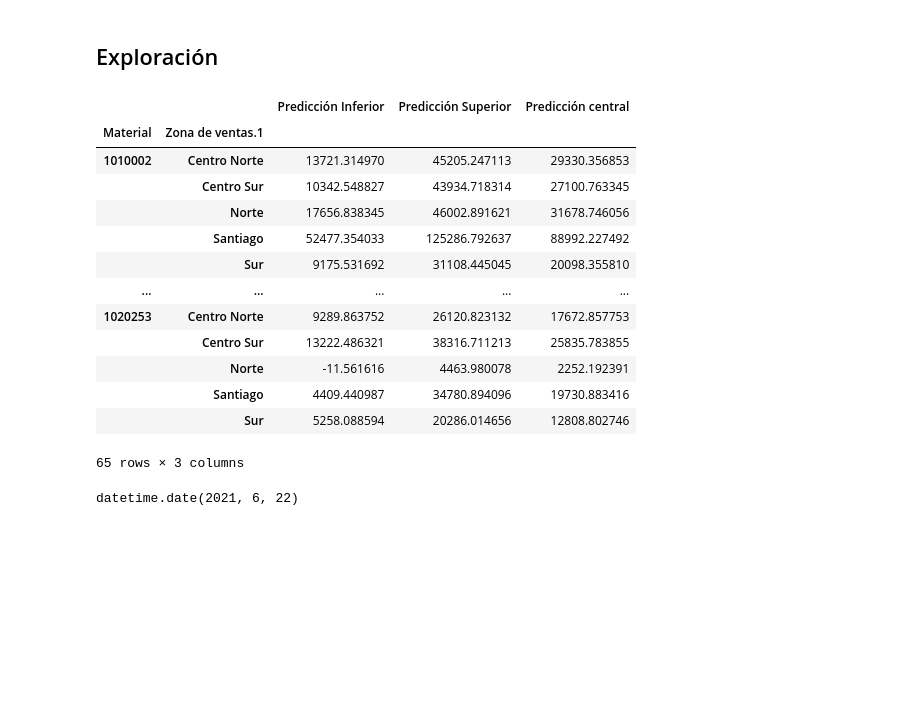
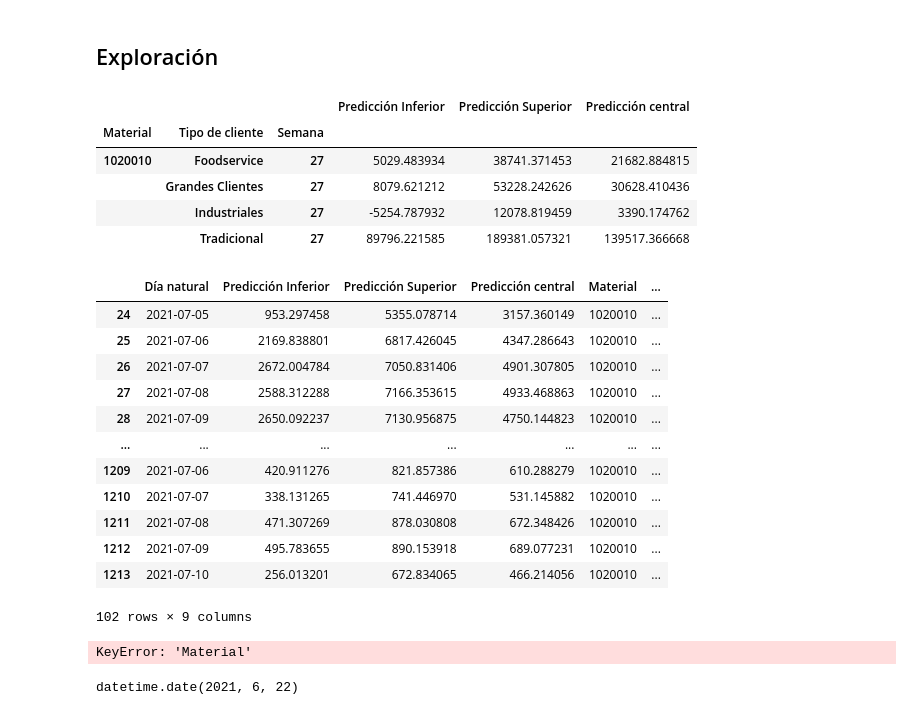
Before and after one commit to rolftb/Prices_forecasting, a Jupyter notebook: Automatizacion/D) Leer Predicciones.ipynb, the cells around one changed output. Cells and saved outputs as stored; diff of their text form; code cells hidden in the pictures; blank space fills up the shorter version.

```diff
--- a/Automatizacion/D) Leer Predicciones.ipynb
+++ b/Automatizacion/D) Leer Predicciones.ipynb
@@ -1435,8 +1435,8 @@ df3.to_csv('Data'+min_time+' Predicción Por CANAL ' +max_time+ 'Zona.csv', inde
 # %%
 
 # Data2021-06-22 Predicción Por CANAL 2021-06-26Zona
-Fecha_in='2021-06-22'
-Fecha_fin='2021-06-26'
+Fecha_in='2021-07-05'
+Fecha_fin='2021-07-10'
 # =============================================================================
 # Ajuste de los datos
 # =============================================================================
@@ -1470,22 +1470,35 @@ Data.to_csv(File_name+'.csv', index=False)
 # %% [markdown]
 ## Exploración
 # %%
-Data.groupby(['Material','Zona de ventas.1']).sum()
+df=Data[Data.Material=='1020010'].groupby(['Material','Tipo de cliente','Semana']).sum()#.rest_index()}
+df
 # %% [output]
-|  |  | Predicción Inferior | Predicción Superior | Predicción central |
-| Material | Zona de ventas.1 |  |  |  |
-| 1010002 | Centro Norte | 13721.314970 | 45205.247113 | 29330.356853 |
-|  | Centro Sur | 10342.548827 | 43934.718314 | 27100.763345 |
-|  | Norte | 17656.838345 | 46002.891621 | 31678.746056 |
-|  | Santiago | 52477.354033 | 125286.792637 | 88992.227492 |
-|  | Sur | 9175.531692 | 31108.445045 | 20098.355810 |
-| ... | ... | ... | ... | ... |
-| 1020253 | Centro Norte | 9289.863752 | 26120.823132 | 17672.857753 |
-|  | Centro Sur | 13222.486321 | 38316.711213 | 25835.783855 |
-|  | Norte | -11.561616 | 4463.980078 | 2252.192391 |
-|  | Santiago | 4409.440987 | 34780.894096 | 19730.883416 |
-|  | Sur | 5258.088594 | 20286.014656 | 12808.802746 |
+|  |  |  | Predicción Inferior | Predicción Superior | Predicción central |
+| Material | Tipo de cliente | Semana |  |  |  |
+| 1020010 | Foodservice | 27 | 5029.483934 | 38741.371453 | 21682.884815 |
+|  | Grandes Clientes | 27 | 8079.621212 | 53228.242626 | 30628.410436 |
+|  | Industriales | 27 | -5254.787932 | 12078.819459 | 3390.174762 |
+|  | Tradicional | 27 | 89796.221585 | 189381.057321 | 139517.366668 |
-65 rows × 3 columns
+# %%
+Data[Data.Material=='1020010']
+# %% [output]
+|  | Día natural | Predicción Inferior | Predicción Superior | Predicción central | Material | ... |
+| 24 | 2021-07-05 | 953.297458 | 5355.078714 | 3157.360149 | 1020010 | ... |
+| 25 | 2021-07-06 | 2169.838801 | 6817.426045 | 4347.286643 | 1020010 | ... |
+| 26 | 2021-07-07 | 2672.004784 | 7050.831406 | 4901.307805 | 1020010 | ... |
+| 27 | 2021-07-08 | 2588.312288 | 7166.353615 | 4933.468863 | 1020010 | ... |
+| 28 | 2021-07-09 | 2650.092237 | 7130.956875 | 4750.144823 | 1020010 | ... |
+| ... | ... | ... | ... | ... | ... | ... |
+| 1209 | 2021-07-06 | 420.911276 | 821.857386 | 610.288279 | 1020010 | ... |
+| 1210 | 2021-07-07 | 338.131265 | 741.446970 | 531.145882 | 1020010 | ... |
+| 1211 | 2021-07-08 | 471.307269 | 878.030808 | 672.348426 | 1020010 | ... |
+| 1212 | 2021-07-09 | 495.783655 | 890.153918 | 689.077231 | 1020010 | ... |
+| 1213 | 2021-07-10 | 256.013201 | 672.834065 | 466.214056 | 1020010 | ... |
+102 rows × 9 columns
+# %%
+df[df['Material']=='1020010']10200010
+# %% [output]
+KeyError: 'Material'
 # %%
 Data['Día natural'].min()#.isocalendar()[1]
 # %% [output]
```
Also changed, not shown: parts of 6 cells of this notebook, 3 other files.
